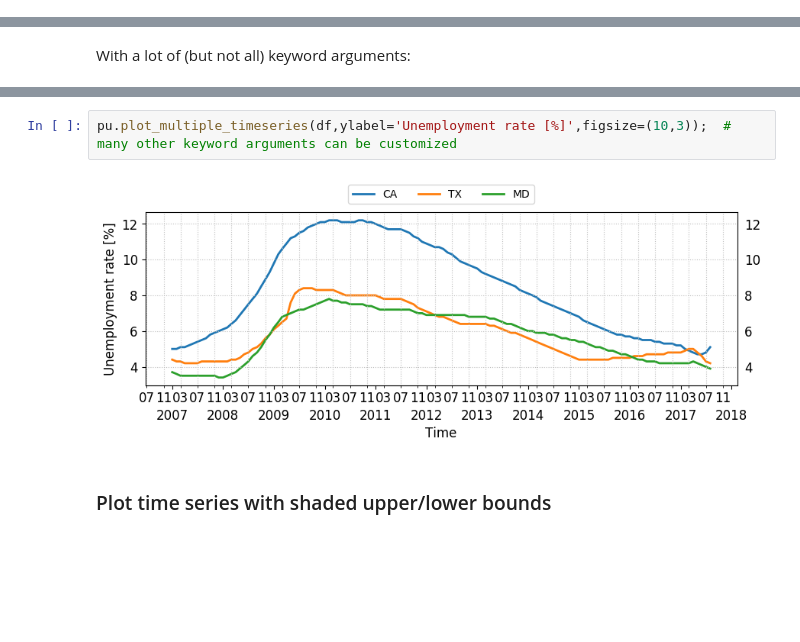
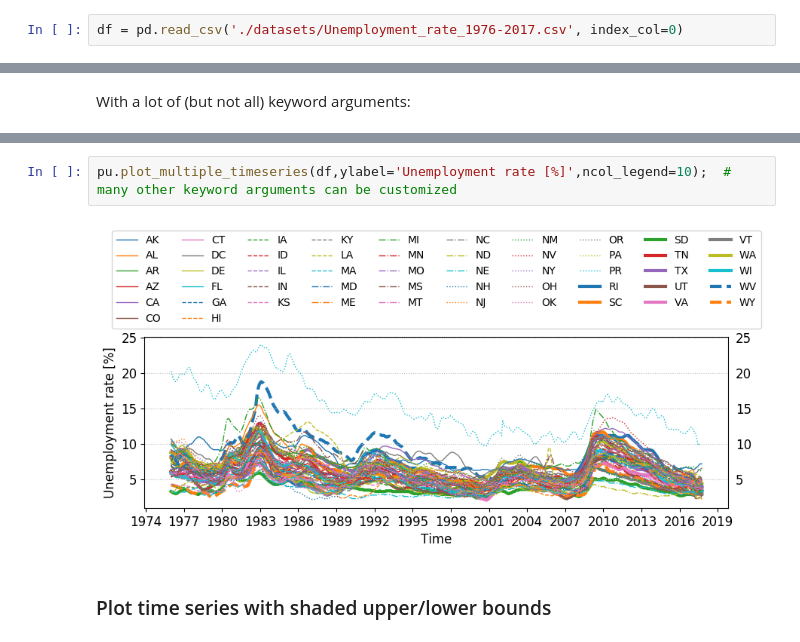
Before and after one commit to teiband/python-plot-utilities, a Jupyter notebook: examples/Plot_time_series_example.ipynb, the cells around one changed output, grey strips where cells are left out. Cells and saved outputs as stored; diff of their text form; blank space fills up the shorter version.

```diff
--- a/examples/Plot_time_series_example.ipynb
+++ b/examples/Plot_time_series_example.ipynb
@@ -69,3 +19,5 @@ df['MD'] = unempl_MD
+# %%
+df = pd.read_csv('./datasets/Unemployment_rate_1976-2017.csv', index_col=0)
 # %%
 df.head()
 # %% [output]
@@ -95,7 +49,7 @@ pu.plot_timeseries(TX,figsize=(10,2),xlabel='Month',ylabel='(Percent)',ygrid_on=
 # %%
-pu.plot_multiple_timeseries(df,ylabel='Unemployment rate [%]',figsize=(10,3));  # many other keyword arguments can be customized
+pu.plot_multiple_timeseries(df,ylabel='Unemployment rate [%]',ncol_legend=10);  # many other keyword arguments can be customized
 # %% [output]
-[figure, old version]
+[figure, new version]
 # %% [markdown]
 ### Plot time series with shaded upper/lower bounds
 # %% [markdown]
```
Also changed, not shown: parts of 21 cells of this notebook.
